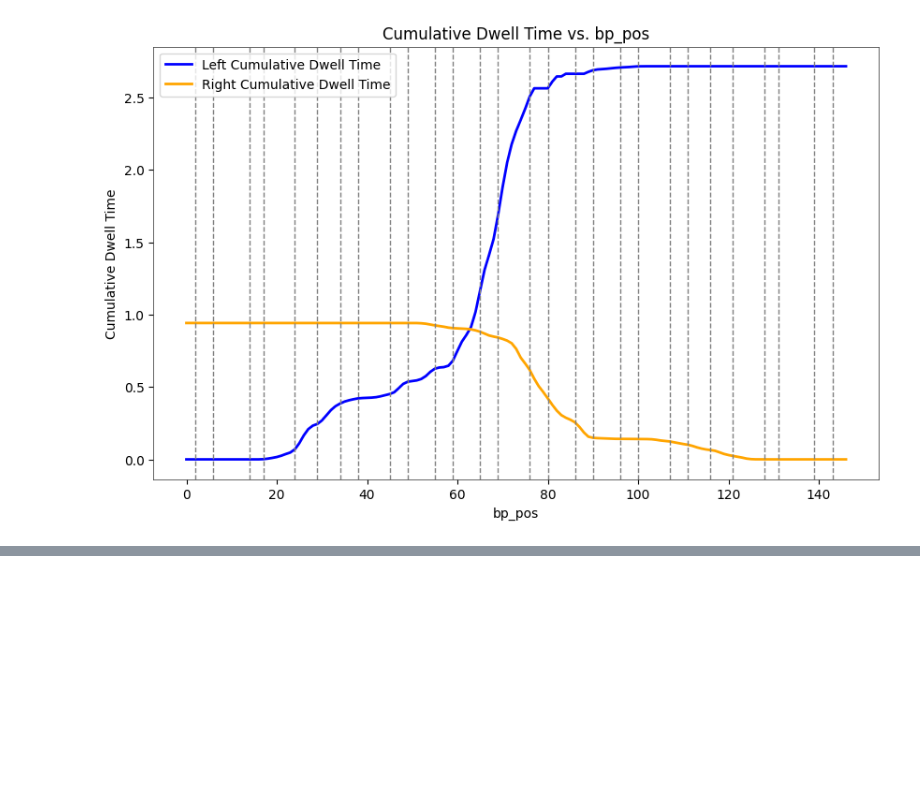
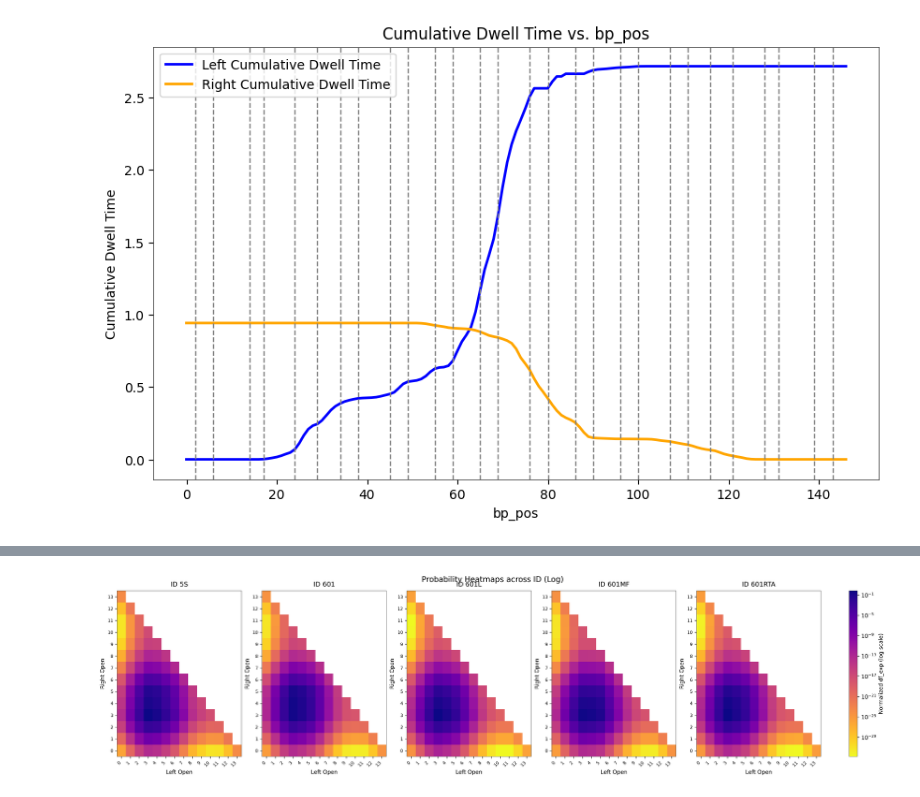
Before and after one commit to ymanish/NucMonteCarlo, a Jupyter notebook: notebooks/nucbreathfe_theory_vs_exp.ipynb, the cells around one changed output, grey strips where cells are left out. Cells and saved outputs as stored; diff of their text form; code cells hidden in the pictures; blank space fills up the shorter version.

```diff
--- a/notebooks/nucbreathfe_theory_vs_exp.ipynb
+++ b/notebooks/nucbreathfe_theory_vs_exp.ipynb
@@ -623,0 +722,9 @@ plt.show()
+# %%
+KRESCFACTOR = 1.0
+
+if HARD_CONS:
+    ############## HARD CONSTRAITNS ######################
+    df_full = pd.read_csv(RESULTS_DIR / f"nbfiles/nucbreathfe/breathstatefe_K{KRESCFACTOR}_hc.csv")
+else:
+    ############## SOFT CONSTRAINTS ######################
+    df_full = pd.read_csv(RESULTS_DIR / f"nbfiles/nucbreathfe/breathstatefe_K{KRESCFACTOR}_sc.csv")
@@ -623,0 +762,28 @@ plt.show()
+# %%
+df_full["Adsorp_F"] = df_full.apply(
+    lambda row: -Eads_bndsite_level[int(row["left_open"]) : (14 - int(row["right_open"]))].sum(),
+    axis=1
+)
+
+df_full["dF_total"] = df_full["dF"] + df_full["Adsorp_F"]
+
+df_full["df_exp"]= df_full["dF_total"].apply(lambda x: np.exp(-x))
+df_full["df_exp_norm"] = df_full.groupby("id")["df_exp"].transform(lambda x: x / x.sum())
+
+
+fig, axs = plot_probability_heatmaps(
+    df_full,
+    value_col='df_exp_norm',
+    id_col='id',
+    x_col='left_open',
+    y_col='right_open',
+    xlabel='Left Open',
+    ylabel='Right Open',
+    log_scale=True,
+    colormap='plasma_r',
+    figsize=(20, 5),
+    suptitle="Probability Heatmaps across ID (Log)", dpi=300, colorbar_label = 'Normalized df_exp (log scale)'
+)
+fig.show()
+# %% [output]
+[figure, added]
```
Also changed, not shown: parts of 35 cells of this notebook, 5 other files.
